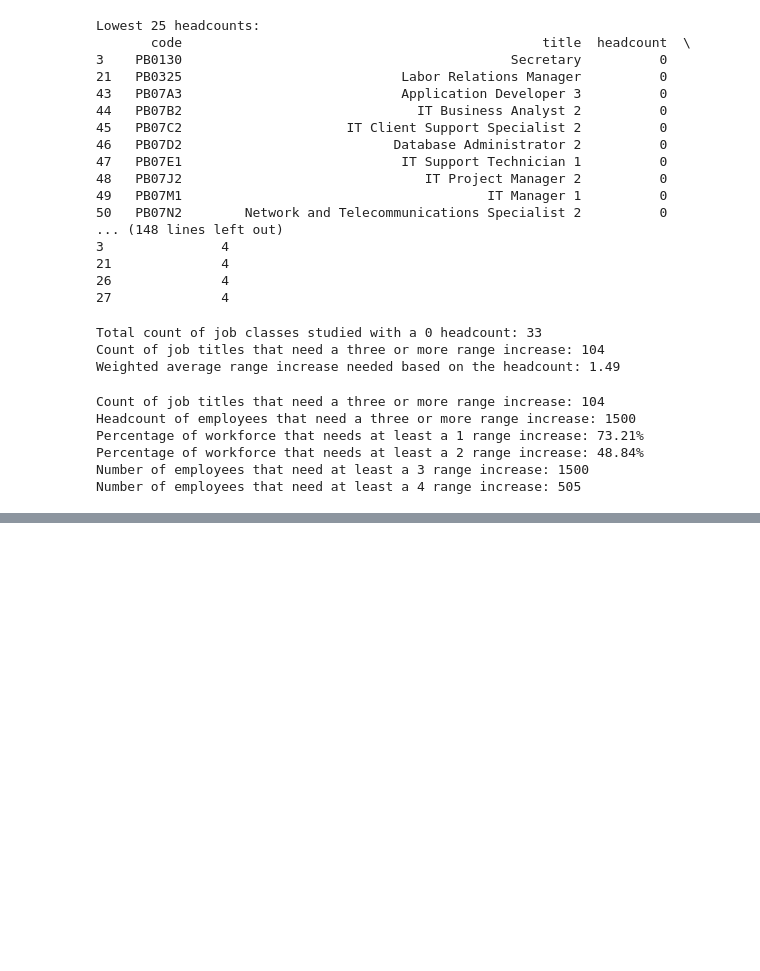
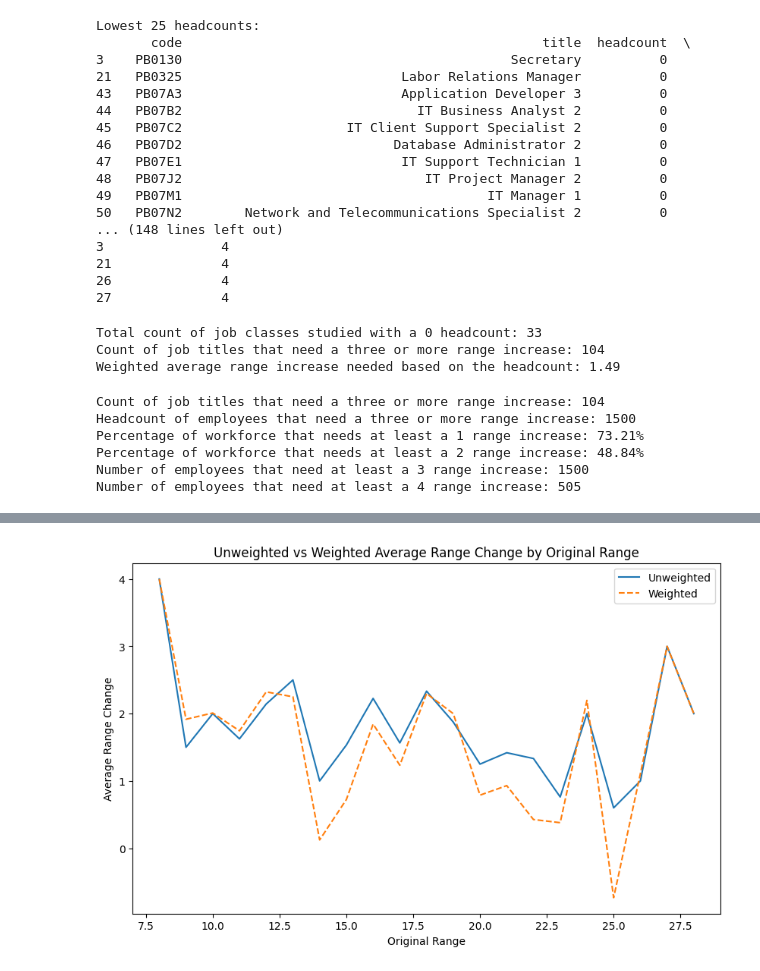
Before and after one commit to daveskoster/AK_Salary_Study, a Jupyter notebook: exploratory_analysis.ipynb, the cells around one changed output, grey strips where cells are left out. Saved outputs shown, nothing was run; the diff lists cells and outputs as text; code cells hidden in the pictures; blank space fills up the shorter version.

```diff
--- a/exploratory_analysis.ipynb
+++ b/exploratory_analysis.ipynb
@@ -148,3 +148,13 @@ Percentage of workforce that needs at least a 1 range increase: 73.21%
 Percentage of workforce that needs at least a 2 range increase: 48.84%
 Number of employees that need at least a 3 range increase: 1500
 Number of employees that need at least a 4 range increase: 505
+# %%
+# Unweighted average range change by original range
+unweighted_avg_range_change = df_p65_filtered.groupby('original_range')['range_change'].mean().sort_index()
+print("Unweighted average range change by original range:")
+print(unweighted_avg_range_change)
+
+# Weighted average range change by original range
+weighted_avg_range_change = (df_p65_filtered.groupby('original_range')[['headcount', 'range_change']].apply(lambda x: (x['headcount'] * x['range_change']).sum() / x['headcount'].sum())).sort_index()
+print("\nWeighted average range change by original range:")
+print(weighted_avg_range_change)
@@ -150,0 +179,14 @@ Number of employees that need at least a 4 range increase: 505
+# %%
+import matplotlib.pyplot as plt
+
+plt.figure(figsize=(10,6))
+unweighted_avg_range_change.plot(kind='line')
+weighted_avg_range_change.plot(kind='line', linestyle='--')
+plt.xlabel('Original Range')
+plt.ylabel('Average Range Change')
+plt.title('Unweighted vs Weighted Average Range Change by Original Range')
+plt.legend(['Unweighted', 'Weighted'])
+
+plt.show()
+# %% [output]
+[figure, added]
```
Also changed, not shown: parts of 5 cells of this notebook.
